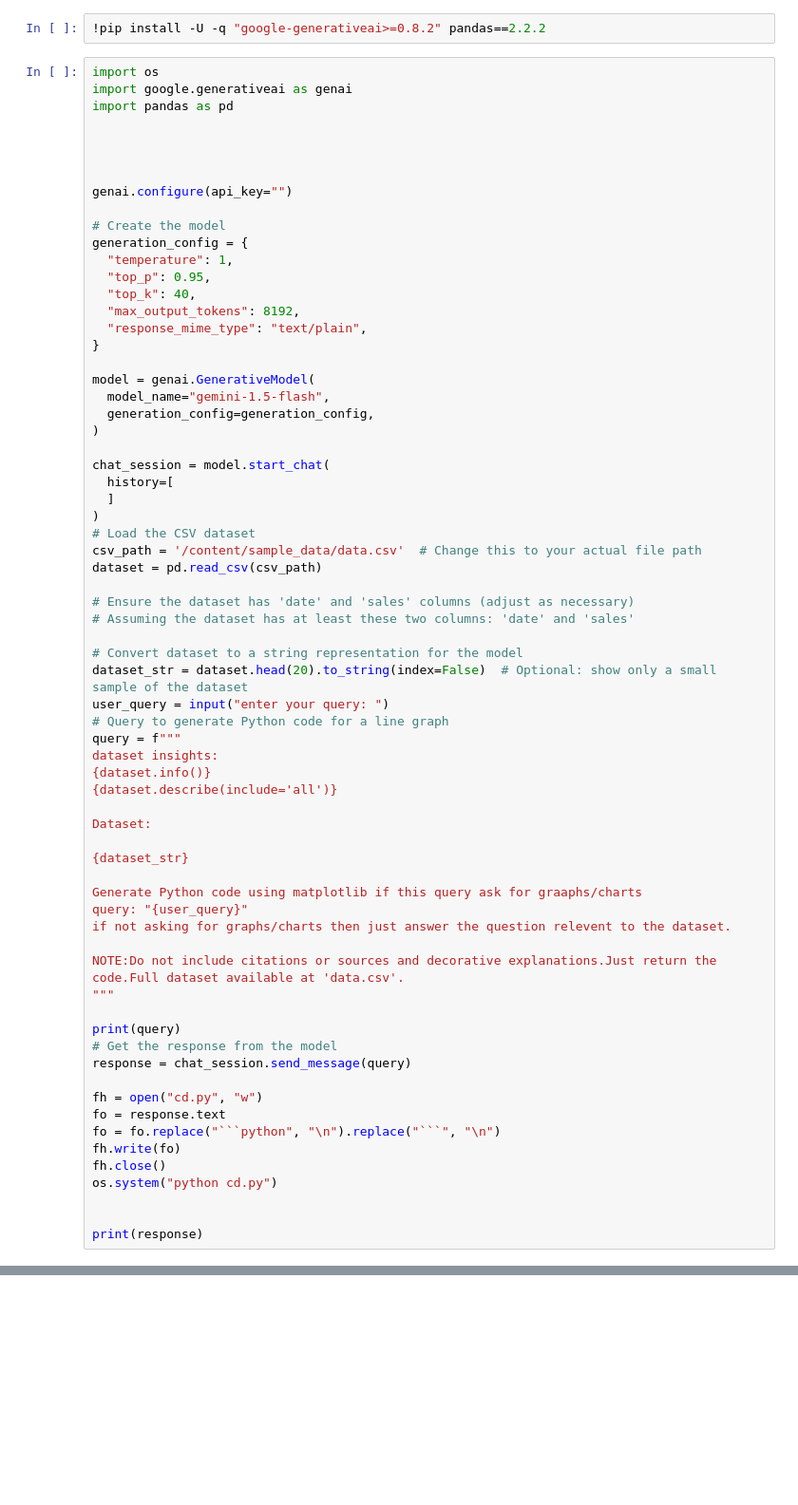
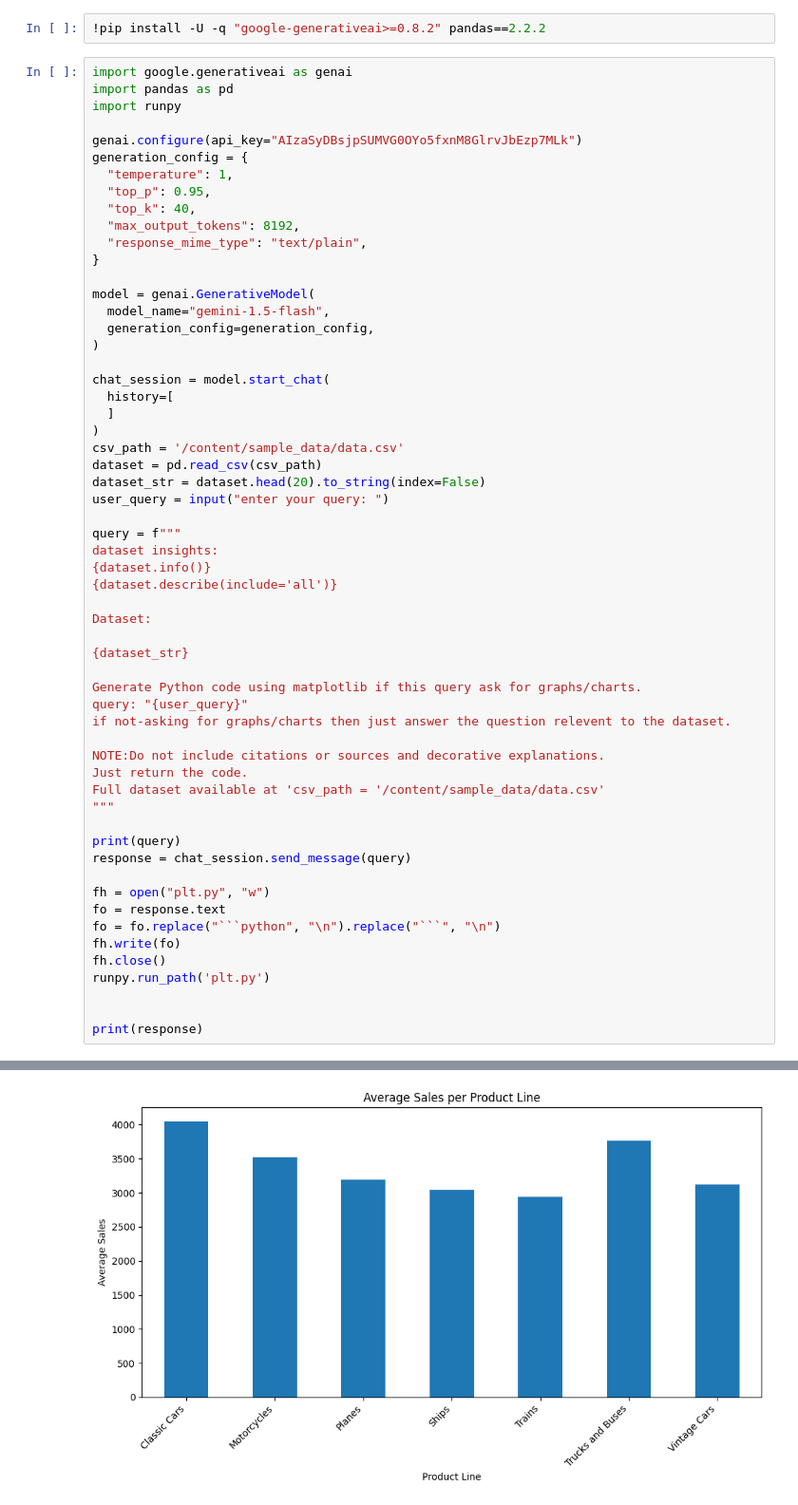
Before and after one commit to karthikvvk/nlp-stat-draw-intern, a Jupyter notebook: templates/aistudio_gemini_prompt_freeform.ipynb, the cells around one changed output, grey strips where cells are left out. Shown at 95% size. Cells and saved outputs as stored; diff of their text form; blank space fills up the shorter version.

````diff
--- a/templates/aistudio_gemini_prompt_freeform.ipynb
+++ b/templates/aistudio_gemini_prompt_freeform.ipynb
@@ -24,16 +24,11 @@ print(os.getcwd())
 # %%
 !pip install -U -q "google-generativeai>=0.8.2" pandas==2.2.2
 # %%
-import os
 import google.generativeai as genai
 import pandas as pd
+import runpy
 
-
-
-
-genai.configure(api_key="")
-
-# Create the model
+genai.configure(api_key="AIzaSyDBsjpSUMVG0OYo5fxnM8GlrvJbEzp7MLk")
 generation_config = {
   "temperature": 1,
   "top_p": 0.95,
@@ -51,17 +46,11 @@ chat_session = model.start_chat(
   history=[
   ]
 )
-# Load the CSV dataset
-csv_path = '/content/sample_data/data.csv'  # Change this to your actual file path
+csv_path = '/content/sample_data/data.csv'
 dataset = pd.read_csv(csv_path)
+dataset_str = dataset.head(20).to_string(index=False)
+user_query = input("enter your query: ")
 
-# Ensure the dataset has 'date' and 'sales' columns (adjust as necessary)
-# Assuming the dataset has at least these two columns: 'date' and 'sales'
-
-# Convert dataset to a string representation for the model
-dataset_str = dataset.head(20).to_string(index=False)  # Optional: show only a small sample of the dataset
-user_query = input("enter your query: ")
-# Query to generate Python code for a line graph
 query = f"""
 dataset insights:
 {dataset.info()}
@@ -71,23 +60,24 @@ Dataset:
 
 {dataset_str}
 
-Generate Python code using matplotlib if this query ask for graaphs/charts
+Generate Python code using matplotlib if this query ask for graphs/charts.
 query: "{user_query}"
-if not asking for graphs/charts then just answer the question relevent to the dataset.
+if not-asking for graphs/charts then just answer the question relevent to the dataset.
 
-NOTE:Do not include citations or sources and decorative explanations.Just return the code.Full dataset available at 'data.csv'.
+NOTE:Do not include citations or sources and decorative explanations.
+Just return the code.
+Full dataset available at 'csv_path = '/content/sample_data/data.csv'
 """
 
 print(query)
-# Get the response from the model
 response = chat_session.send_message(query)
 
-fh = open("cd.py", "w")
+fh = open("plt.py", "w")
 fo = response.text
 fo = fo.replace("```python", "\n").replace("```", "\n")
 fh.write(fo)
 fh.close()
-os.system("python cd.py")
+runpy.run_path('plt.py')
 
 
 print(response)
@@ -111,0 +102 @@ Data columns (total 20 columns):
+[figure, added]
````
Also changed, not shown: parts of 1 cell of this notebook.
